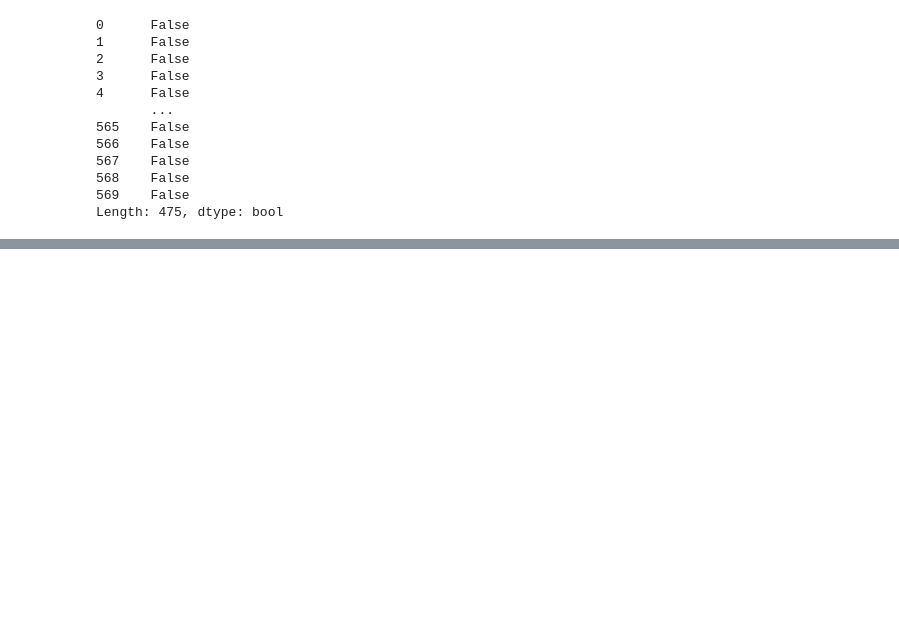
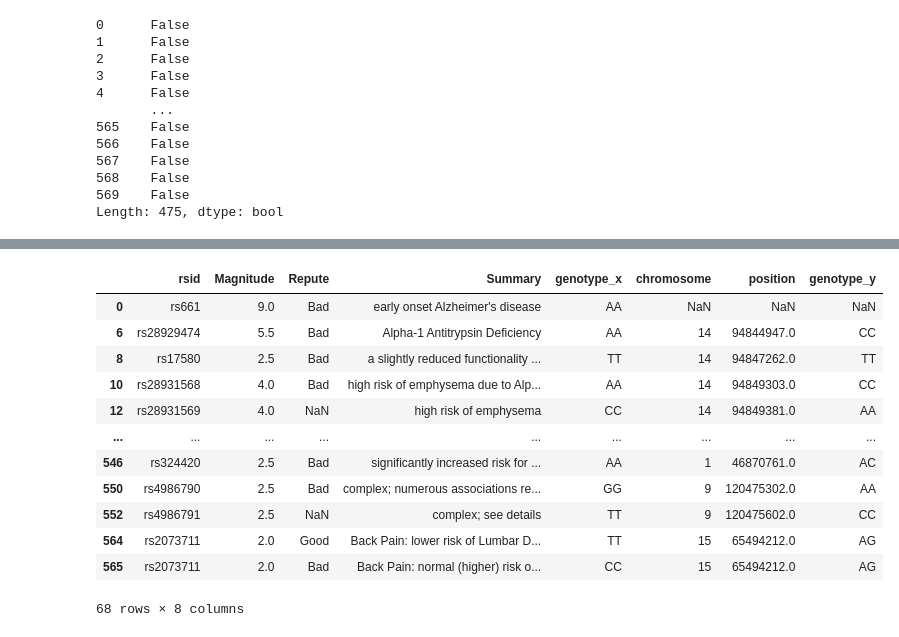
Before and after one commit to nnttluna/genome-decode, a Jupyter notebook: genome_on_ref.ipynb, the cells around one changed output, grey strips where cells are left out. Drawn from its saved outputs; the diff is of its cells as text; code cells hidden in the pictures; blank space fills up the shorter version.

```diff
--- a/genome_on_ref.ipynb
+++ b/genome_on_ref.ipynb
@@ -228,0 +249,18 @@ report
+# %%
+#Some other interesting traits to be worth reading
+significant_info = snps_with_info[snps_with_info["Magnitude"] >= 2.0]
+significant_info
+# %% [output]
+|  | rsid | Magnitude | Repute | Summary | genotype_x | chromosome | position | genotype_y |
+| 0 | rs661 | 9.0 | Bad | early onset Alzheimer's disease | AA | NaN | NaN | NaN |
+| 6 | rs28929474 | 5.5 | Bad | Alpha-1 Antitrypsin Deficiency | AA | 14 | 94844947.0 | CC |
+| 8 | rs17580 | 2.5 | Bad | a slightly reduced functionality ... | TT | 14 | 94847262.0 | TT |
+| 10 | rs28931568 | 4.0 | Bad | high risk of emphysema due to Alp... | AA | 14 | 94849303.0 | CC |
+| 12 | rs28931569 | 4.0 | NaN | high risk of emphysema | CC | 14 | 94849381.0 | AA |
+| ... | ... | ... | ... | ... | ... | ... | ... | ... |
+| 546 | rs324420 | 2.5 | Bad | significantly increased risk for ... | AA | 1 | 46870761.0 | AC |
+| 550 | rs4986790 | 2.5 | Bad | complex; numerous associations re... | GG | 9 | 120475302.0 | AA |
+| 552 | rs4986791 | 2.5 | NaN | complex; see details | TT | 9 | 120475602.0 | CC |
+| 564 | rs2073711 | 2.0 | Good | Back Pain: lower risk of Lumbar D... | TT | 15 | 65494212.0 | AG |
+| 565 | rs2073711 | 2.0 | Bad | Back Pain: normal (higher) risk o... | CC | 15 | 65494212.0 | AG |
+68 rows × 8 columns
```
Also changed, not shown: parts of 5 cells of this notebook.
